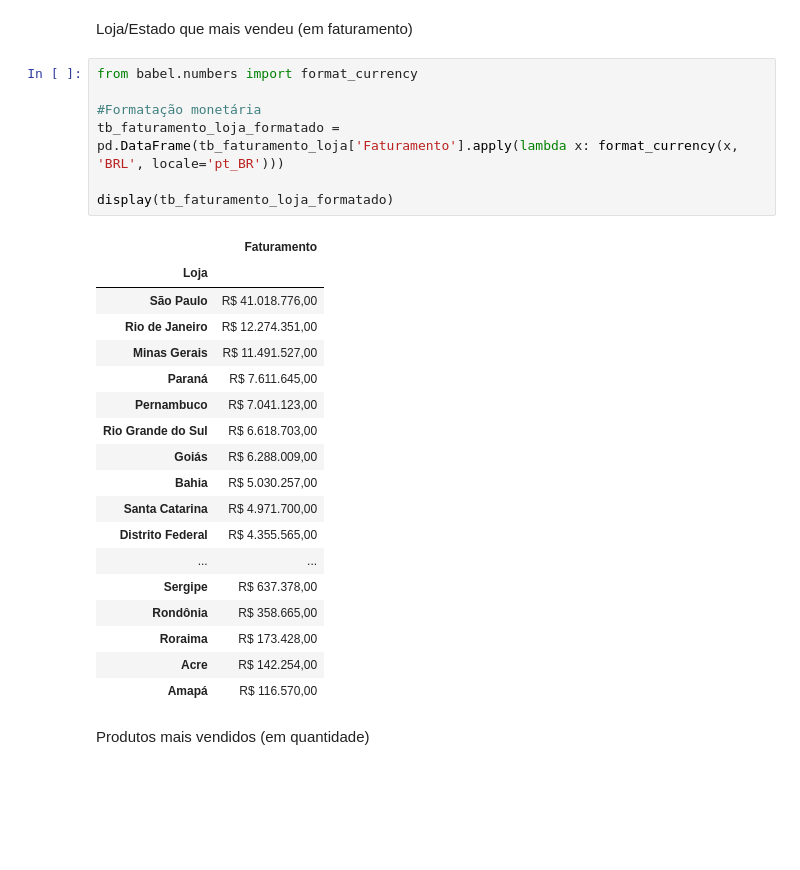
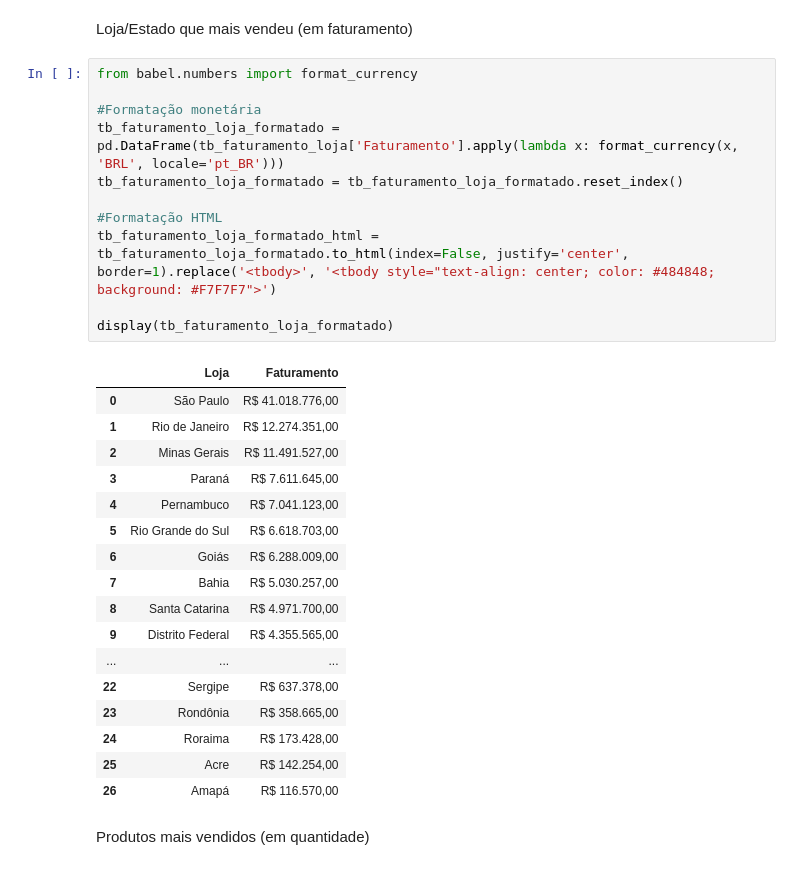
Before and after one commit to alissonwr/Relatorio_De_Vendas_E_Analise_De_Desempenho, a Jupyter notebook: Projeto1.ipynb, the cells around one changed output. Cells and saved outputs as stored; diff of their text form; blank space fills up the shorter version.

```diff
--- a/Projeto1.ipynb
+++ b/Projeto1.ipynb
@@ -135,28 +135,31 @@ Loja/Estado que mais vendeu (em faturamento)
 # %%
 from babel.numbers import format_currency
 
 #Formatação monetária
 tb_faturamento_loja_formatado = pd.DataFrame(tb_faturamento_loja['Faturamento'].apply(lambda x: format_currency(x, 'BRL', locale='pt_BR')))
+tb_faturamento_loja_formatado = tb_faturamento_loja_formatado.reset_index()
+
+#Formatação HTML
+tb_faturamento_loja_formatado_html = tb_faturamento_loja_formatado.to_html(index=False, justify='center', border=1).replace('<tbody>', '<tbody style="text-align: center; color: #484848; background: #F7F7F7">')
 
 display(tb_faturamento_loja_formatado)
 # %% [output]
-|  | Faturamento |
-| Loja |  |
-| São Paulo | R$ 41.018.776,00 |
-| Rio de Janeiro | R$ 12.274.351,00 |
-| Minas Gerais | R$ 11.491.527,00 |
-| Paraná | R$ 7.611.645,00 |
-| Pernambuco | R$ 7.041.123,00 |
-| Rio Grande do Sul | R$ 6.618.703,00 |
-| Goiás | R$ 6.288.009,00 |
-| Bahia | R$ 5.030.257,00 |
-| Santa Catarina | R$ 4.971.700,00 |
-| Distrito Federal | R$ 4.355.565,00 |
-| ... | ... |
-| Sergipe | R$ 637.378,00 |
-| Rondônia | R$ 358.665,00 |
-| Roraima | R$ 173.428,00 |
-| Acre | R$ 142.254,00 |
-| Amapá | R$ 116.570,00 |
+|  | Loja | Faturamento |
+| 0 | São Paulo | R$ 41.018.776,00 |
+| 1 | Rio de Janeiro | R$ 12.274.351,00 |
+| 2 | Minas Gerais | R$ 11.491.527,00 |
+| 3 | Paraná | R$ 7.611.645,00 |
+| 4 | Pernambuco | R$ 7.041.123,00 |
+| 5 | Rio Grande do Sul | R$ 6.618.703,00 |
+| 6 | Goiás | R$ 6.288.009,00 |
+| 7 | Bahia | R$ 5.030.257,00 |
+| 8 | Santa Catarina | R$ 4.971.700,00 |
+| 9 | Distrito Federal | R$ 4.355.565,00 |
+| ... | ... | ... |
+| 22 | Sergipe | R$ 637.378,00 |
+| 23 | Rondônia | R$ 358.665,00 |
+| 24 | Roraima | R$ 173.428,00 |
+| 25 | Acre | R$ 142.254,00 |
+| 26 | Amapá | R$ 116.570,00 |
 # %% [markdown]
 Produtos mais vendidos (em quantidade)
```
Also changed, not shown: parts of 5 cells of this notebook.
